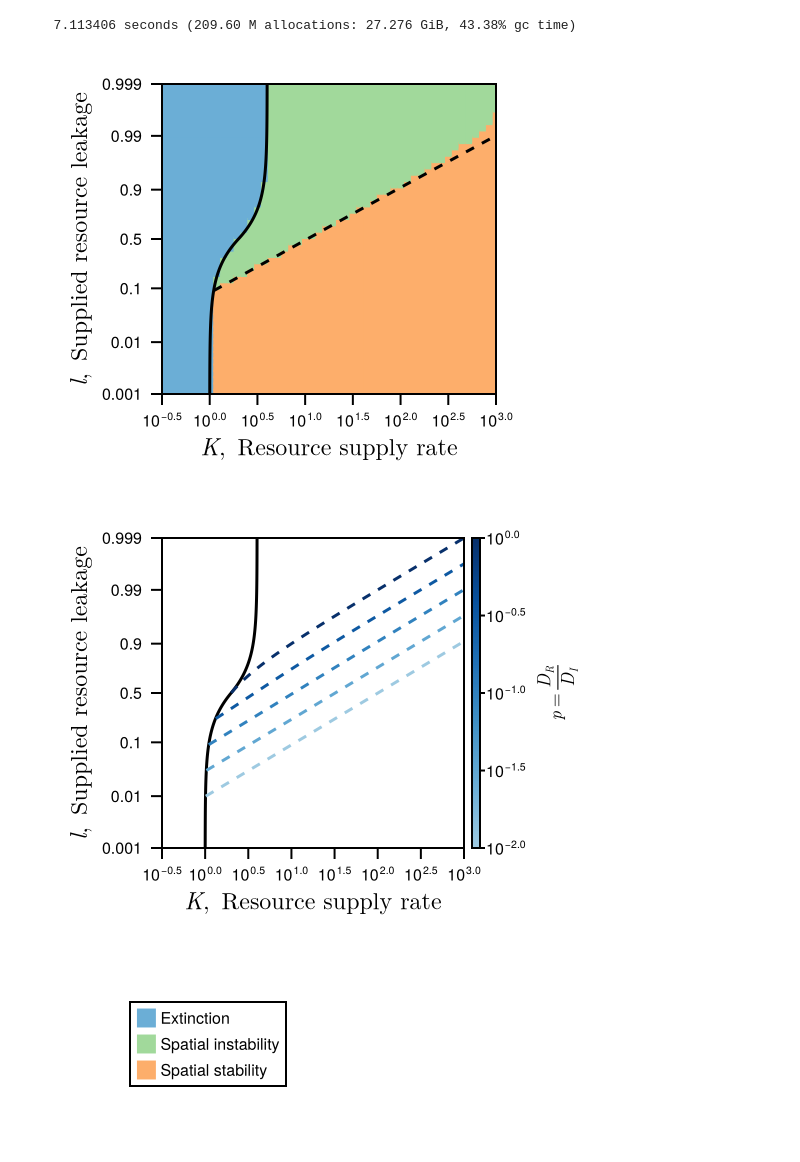
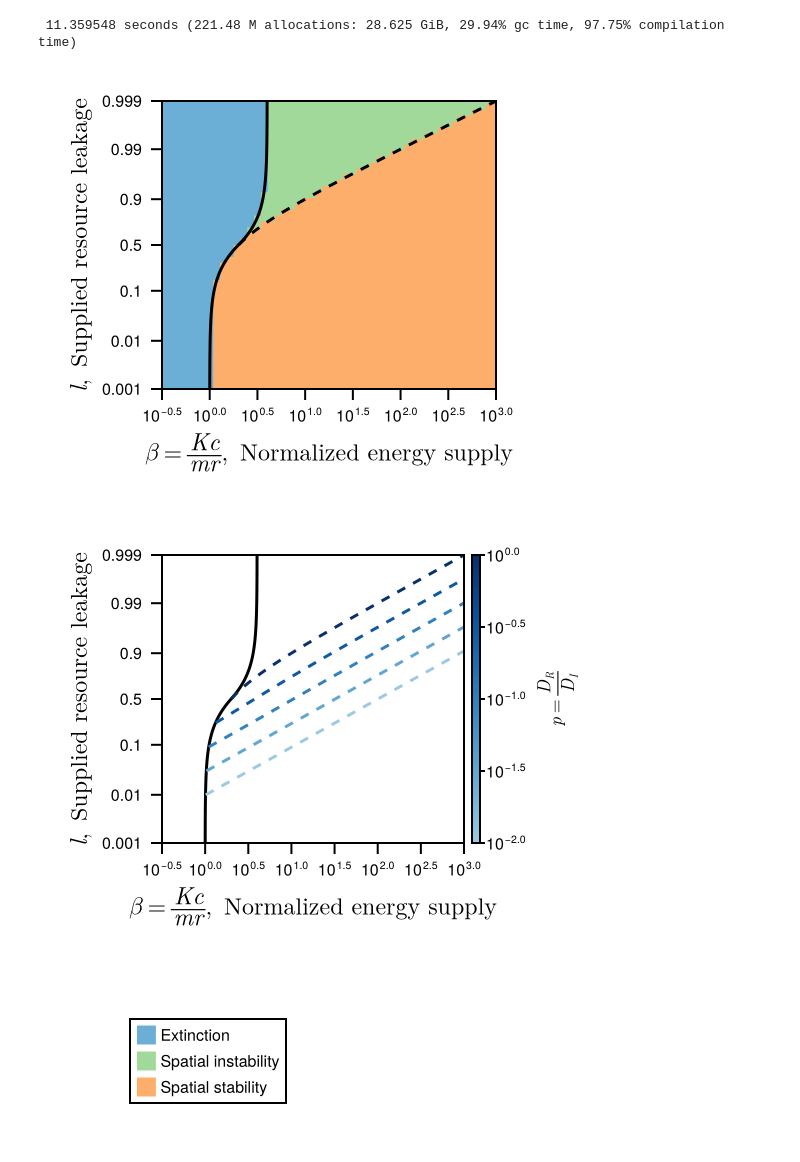
Before and after one commit to kockahonza/SSMC, a Jupyter notebook: notebooks/forfigures/MM 1 - phase diagrams.ipynb, the cells around one changed output. Drawn from its saved outputs; the diff is of its cells as text; code cells hidden in the pictures.

```diff
--- a/notebooks/forfigures/MM 1 - phase diagrams.ipynb
+++ b/notebooks/forfigures/MM 1 - phase diagrams.ipynb
@@ -33,7 +21,7 @@ numls = 50
 
 m = 1.
 c = 1.
-p = 0.1
+p = 1
 
 ks = 10 .^ range(-6, 4, 10000)
 
@@ -41,7 +29,7 @@ leakxs = range(LeakageScale.ltox(lmin), LeakageScale.ltox(lmax), numls)
 ls = LeakageScale.l.(leakxs)
 Ks = 10 .^ logKs
 
-# @time xx = do_Kl_pd_run(
+# @time pd_results = do_Kl_pd_run(
 #     logKs, ls,
 #     m, c,
 #     0., 1., p,
@@ -51,10 +39,10 @@ Ks = 10 .^ logKs
     logKs, ls,
     m, c,
     0., 1., p;
-    threshold=1e-6
+    threshold=1e-9
 );
 # %% [output]
-  7.113406 seconds (209.60 M allocations: 27.276 GiB, 43.38% gc time)
+ 11.359548 seconds (221.48 M allocations: 28.625 GiB, 29.94% gc time, 97.75% compilation time)
 # %%
 lticks=[0.001, 0.01, 0.1, 0.5, 0.9, 0.99, 0.999]
 
@@ -64,38 +52,39 @@ fig = Figure(;
 ax = Axis(fig[1,1],
     yticks=(LeakageScale.ltox.(lticks), string.(lticks)),
     xscale=log10,
-    xlabel=L"K,\enspace\text{Resource supply rate}",
+    xlabel=L"\beta=\frac{Kc}{mr},\enspace\text{Normalized energy supply}",
+    # xlabel=L"K,\enspace\text{Resource supply rate}",
     ylabel=L"l,\enspace\text{Supplied resource leakage}",
     xlabelsize=8fontsize_ltex_pt,
     ylabelsize=8fontsize_ltex_pt,
     xticklabelsize=6fontsize_pt,
     yticklabelsize=6fontsize_pt,
 )
 
 heatmap!(ax, Ks, leakxs, PaperColors.mma_coloring_simple.(pd_results))
 
 thr_leakxs = range(extrema(leakxs)..., 1000)
 thr_ls = LeakageScale.l.(thr_leakxs)
 
 extline_Ks = MinimalModelV2.fr_ext_line_K.(thr_ls, 1., 1.)
 instabline_Ks = MinimalModelV2.fr_cor1_instab_line_K.(thr_ls, 1., 1., p)
 
 lines!(ax, extline_Ks, thr_leakxs;
     color=:black,
 )
 lines!(ax, instabline_Ks, thr_leakxs;
     color=:black,
     linestyle=:dash,
 )
 
 xlims!(ax, extrema(Ks))
 ylims!(ax, extrema(leakxs))
 
 Makie.save("../../figures/fig2/pd.pdf", fig)
 
 fig
 # %% [output]
-[figure, old version]
+[figure, new version]
 # %%
 lticks=[0.001, 0.01, 0.1, 0.5, 0.9, 0.99, 0.999]
 
@@ -105,7 +94,8 @@ fig = Figure(;
 ax = Axis(fig[1:2,1],
     yticks=(LeakageScale.ltox.(lticks), string.(lticks)),
     xscale=log10,
-    xlabel=L"K,\enspace\text{Resource supply rate}",
+    # xlabel=L"K,\enspace\text{Resource supply rate}",
+    xlabel=L"\beta=\frac{Kc}{mr},\enspace\text{Normalized energy supply}",
     ylabel=L"l,\enspace\text{Supplied resource leakage}",
     xlabelsize=8fontsize_ltex_pt,
     ylabelsize=8fontsize_ltex_pt,
@@ -125,6 +115,7 @@ lines!(ax, extline_Ks, thr_leakxs;
 )
 
 logps = range(0., -2, 5)
+ps = 10 .^ logps
 ps_cmap = cgrad(ColorSchemes.Blues[4:end])
 
 lalal = extrema(logps)
@@ -165,7 +156,7 @@ Makie.save("../../figures/fig2/changing_p.pdf", fig)
 
 fig
 # %% [output]
-[figure, old version]
+[figure, new version]
 # %%
 fig = Figure(;
     size=(double_col_width * 0.25, (double_col_width / golden_ratio) * 0.2),
```
Also changed, not shown: parts of 1 cell of this notebook, 9 other files.
